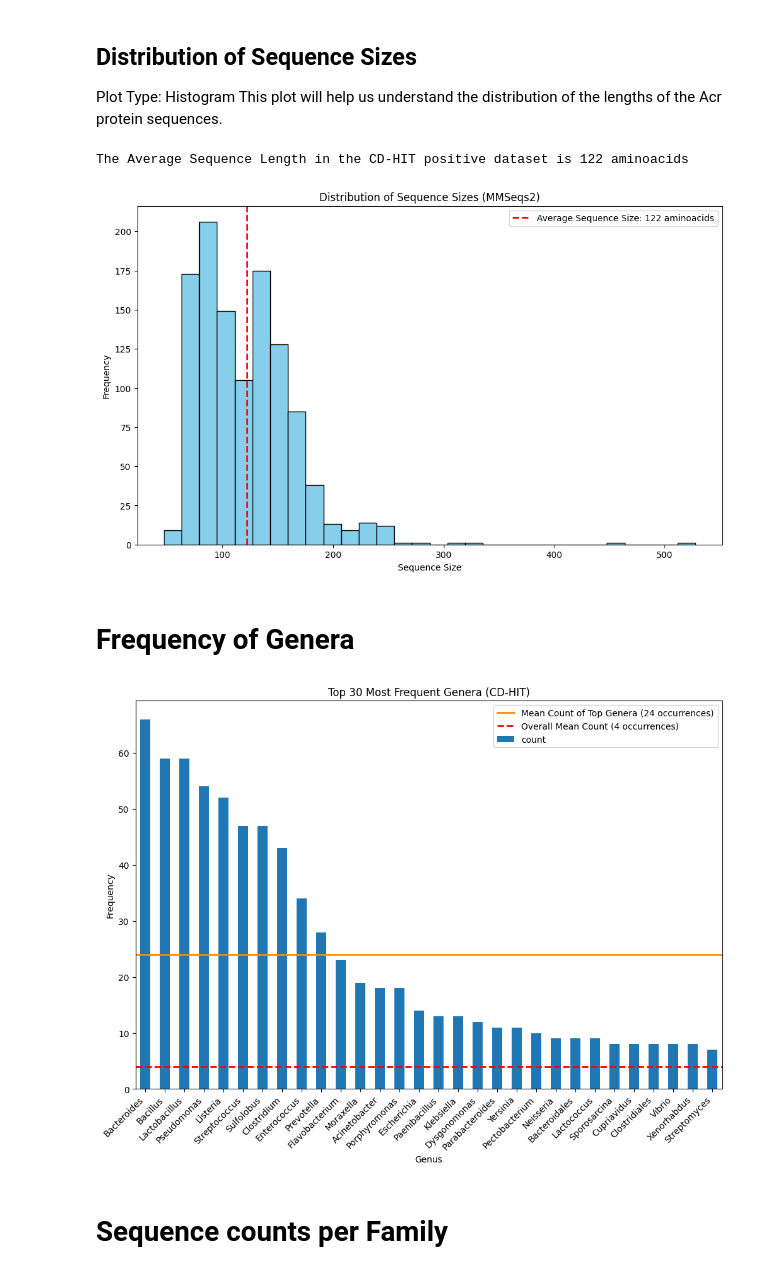
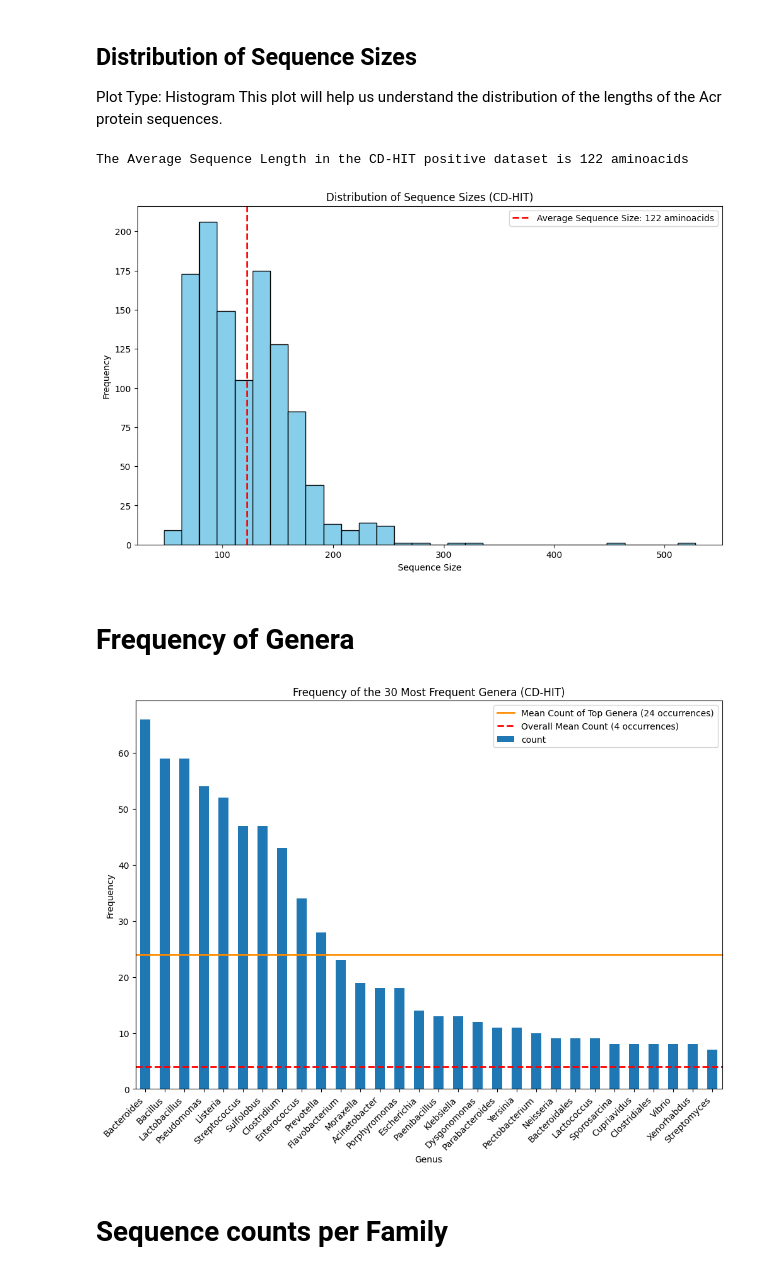
Before and after one commit to ChristianNeitzel/Projeto-Bioinf-PhageAcr, a Jupyter notebook: 3a_code_positive_dataset_cdhit_analysis.ipynb, the cells around one changed output. Cells and saved outputs as stored; diff of their text form; code cells hidden in the pictures.

Commit message:
fixed incorrect plot titles

```diff
--- a/3a_code_positive_dataset_cdhit_analysis.ipynb
+++ b/3a_code_positive_dataset_cdhit_analysis.ipynb
@@ -225,42 +225,42 @@ print(f'The Average Sequence Length in the CD-HIT positive dataset is {mean_size
 plt.figure(figsize=(12, 7))
 plt.hist(df_cdhit['Size'], bins=30, color='skyblue', edgecolor='black')
 plt.axvline(mean_size, color='red', linestyle='--', linewidth=2, label=f'Average Sequence Size: {mean_size} aminoacids')
-plt.title('Distribution of Sequence Sizes (MMSeqs2)')
+plt.title('Distribution of Sequence Sizes (CD-HIT)')
 plt.xlabel('Sequence Size')
 plt.ylabel('Frequency')
 plt.legend()
 plt.show()
 # %% [output]
 The Average Sequence Length in the CD-HIT positive dataset is 122 aminoacids
-[figure, old version]
+[figure, new version]
 # %% [markdown]
 # Frequency of Genera
 # %%
 # Obtain genus counts
 genus_counts = df_cdhit['Genus'].value_counts()
 
-# Get the top 20 most frequent genera
+# Get the top 30 most frequent genera
 top_genera = genus_counts.head(30)
 
 # Calculate the mean count of occurrences of all genera
 overall_mean_count = round(genus_counts.mean())
 
 # Calculate the mean count of occurrences of top genera
 mean_count = round(top_genera.mean())
 
 # Plot the data
 plt.figure(figsize=(12, 8))
 top_genera.plot(kind='bar')  # Use the default color for the bars
 plt.axhline(y=mean_count, color='darkorange', linestyle='-', linewidth=2, label=f'Mean Count of Top Genera ({mean_count} occurrences)')
 plt.axhline(y=overall_mean_count, color='red', linestyle='--', linewidth=2, label=f'Overall Mean Count ({overall_mean_count} occurrences)')
-plt.title('Top 30 Most Frequent Genera (CD-HIT)')
+plt.title('Frequency of the 30 Most Frequent Genera (CD-HIT)')
 plt.xlabel('Genus')
 plt.ylabel('Frequency')
 plt.xticks(rotation=45, ha='right')  # Rotate x-axis labels by 45 degrees and align them to the right
 plt.legend()
 plt.show()
 # %% [output]
-[figure, old version]
+[figure, new version]
 # %% [markdown]
 # Sequence counts per Family
 # %%
```
Also changed, not shown: parts of 4 cells of this notebook, 1 other file.
